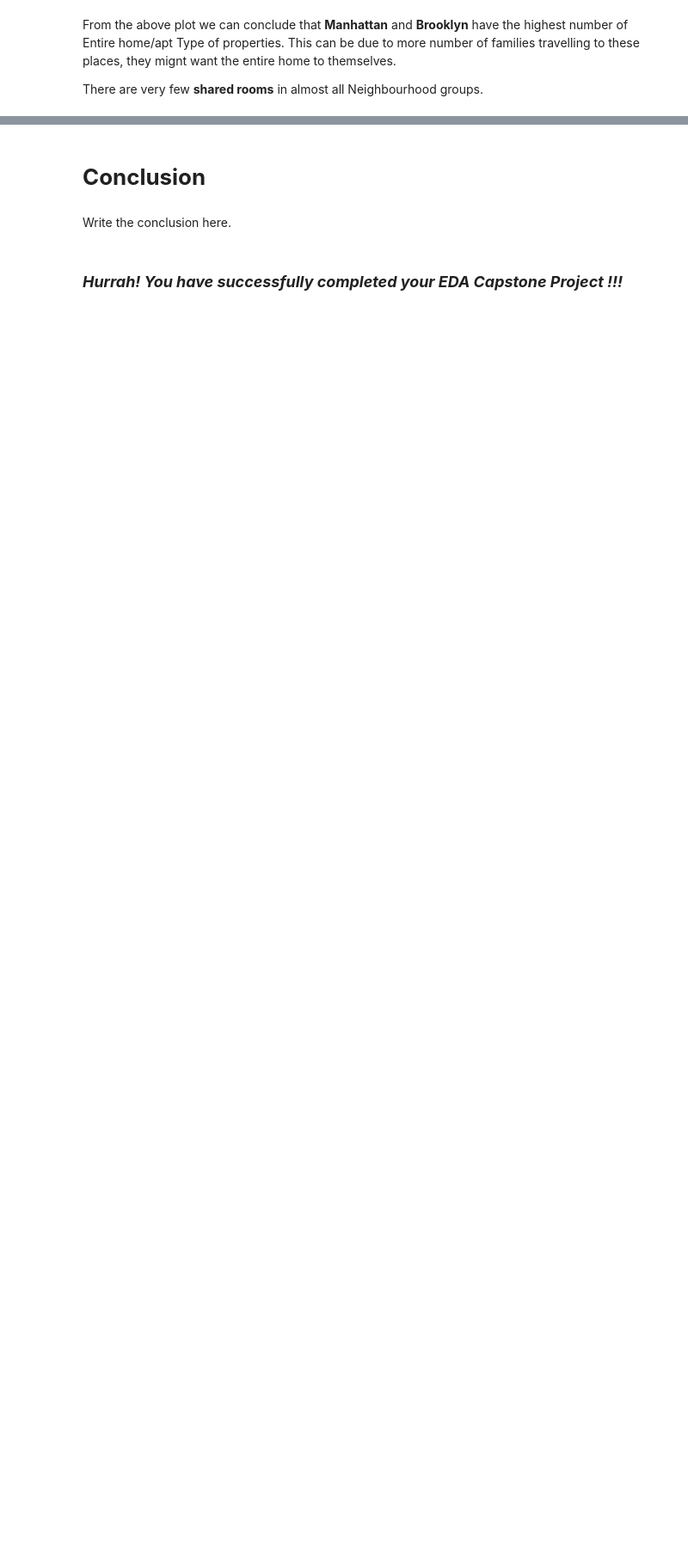
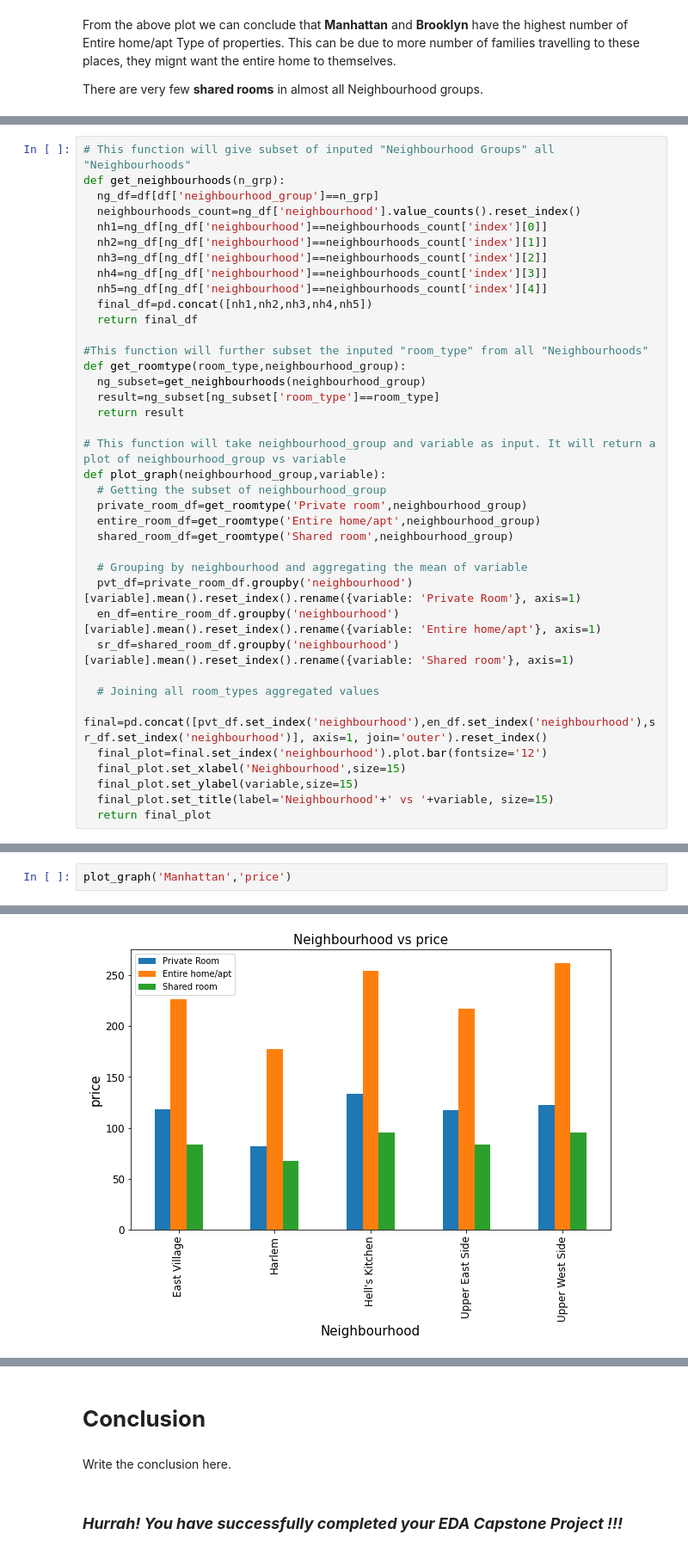
Before and after one commit to ismailali121/Airbnb-EDA-Capstone-Project, a Jupyter notebook: airbnb_booking_analysis_Capstone_Project.ipynb, the cells around one changed output, grey strips where cells are left out. Shown at 86% size. Saved outputs shown, nothing was run; the diff lists cells and outputs as text; blank space fills up the shorter version.

```diff
--- a/airbnb_booking_analysis_Capstone_Project.ipynb
+++ b/airbnb_booking_analysis_Capstone_Project.ipynb
@@ -453,0 +497,38 @@ ssd
+# %%
+# This function will give subset of inputed "Neighbourhood Groups" all "Neighbourhoods"
+def get_neighbourhoods(n_grp):
+  ng_df=df[df['neighbourhood_group']==n_grp]
+  neighbourhoods_count=ng_df['neighbourhood'].value_counts().reset_index()
+  nh1=ng_df[ng_df['neighbourhood']==neighbourhoods_count['index'][0]]
+  nh2=ng_df[ng_df['neighbourhood']==neighbourhoods_count['index'][1]]
+  nh3=ng_df[ng_df['neighbourhood']==neighbourhoods_count['index'][2]]
+  nh4=ng_df[ng_df['neighbourhood']==neighbourhoods_count['index'][3]]
+  nh5=ng_df[ng_df['neighbourhood']==neighbourhoods_count['index'][4]]
+  final_df=pd.concat([nh1,nh2,nh3,nh4,nh5])
+  return final_df
+
+#This function will further subset the inputed "room_type" from all "Neighbourhoods"
+def get_roomtype(room_type,neighbourhood_group):
+  ng_subset=get_neighbourhoods(neighbourhood_group)
+  result=ng_subset[ng_subset['room_type']==room_type]
+  return result
+
+# This function will take neighbourhood_group and variable as input. It will return a plot of neighbourhood_group vs variable
+def plot_graph(neighbourhood_group,variable):
+  # Getting the subset of neighbourhood_group
+  private_room_df=get_roomtype('Private room',neighbourhood_group)
+  entire_room_df=get_roomtype('Entire home/apt',neighbourhood_group)
+  shared_room_df=get_roomtype('Shared room',neighbourhood_group)
+
+  # Grouping by neighbourhood and aggregating the mean of variable
+  pvt_df=private_room_df.groupby('neighbourhood')[variable].mean().reset_index().rename({variable: 'Private Room'}, axis=1)
+  en_df=entire_room_df.groupby('neighbourhood')[variable].mean().reset_index().rename({variable: 'Entire home/apt'}, axis=1)
+  sr_df=shared_room_df.groupby('neighbourhood')[variable].mean().reset_index().rename({variable: 'Shared room'}, axis=1)
+
+  # Joining all room_types aggregated values
+  final=pd.concat([pvt_df.set_index('neighbourhood'),en_df.set_index('neighbourhood'),sr_df.set_index('neighbourhood')], axis=1, join='outer').reset_index()
+  final_plot=final.set_index('neighbourhood').plot.bar(fontsize='12')
+  final_plot.set_xlabel('Neighbourhood',size=15)
+  final_plot.set_ylabel(variable,size=15)
+  final_plot.set_title(label='Neighbourhood'+' vs '+variable, size=15)
+  return final_plot
@@ -453,0 +539,3 @@ ssd
+# %%
+plot_graph('Manhattan','price')
+# %% [output]
@@ -453,0 +543 @@ ssd
+[figure, added]
```
Also changed, not shown: parts of 51 cells of this notebook.
